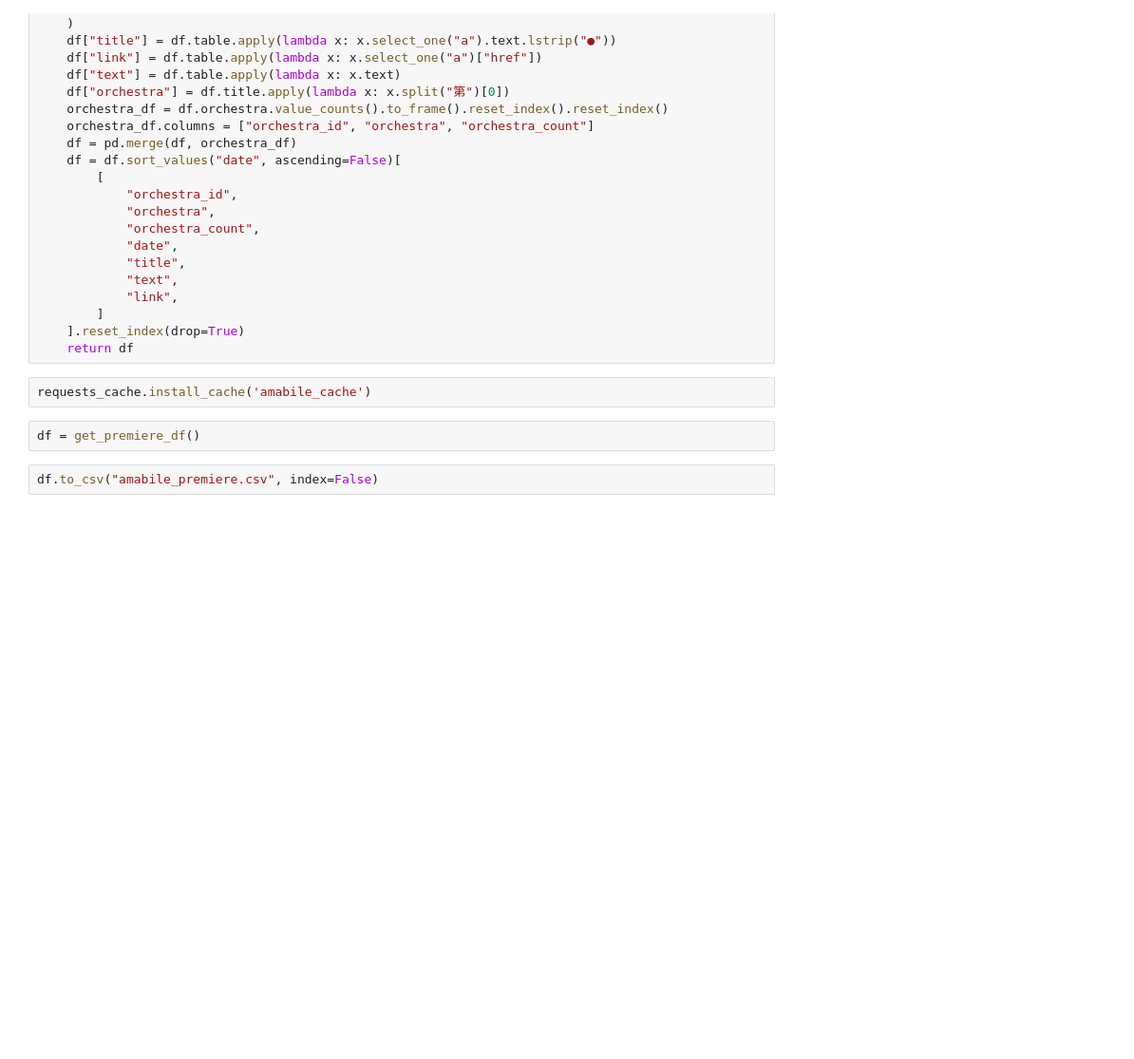
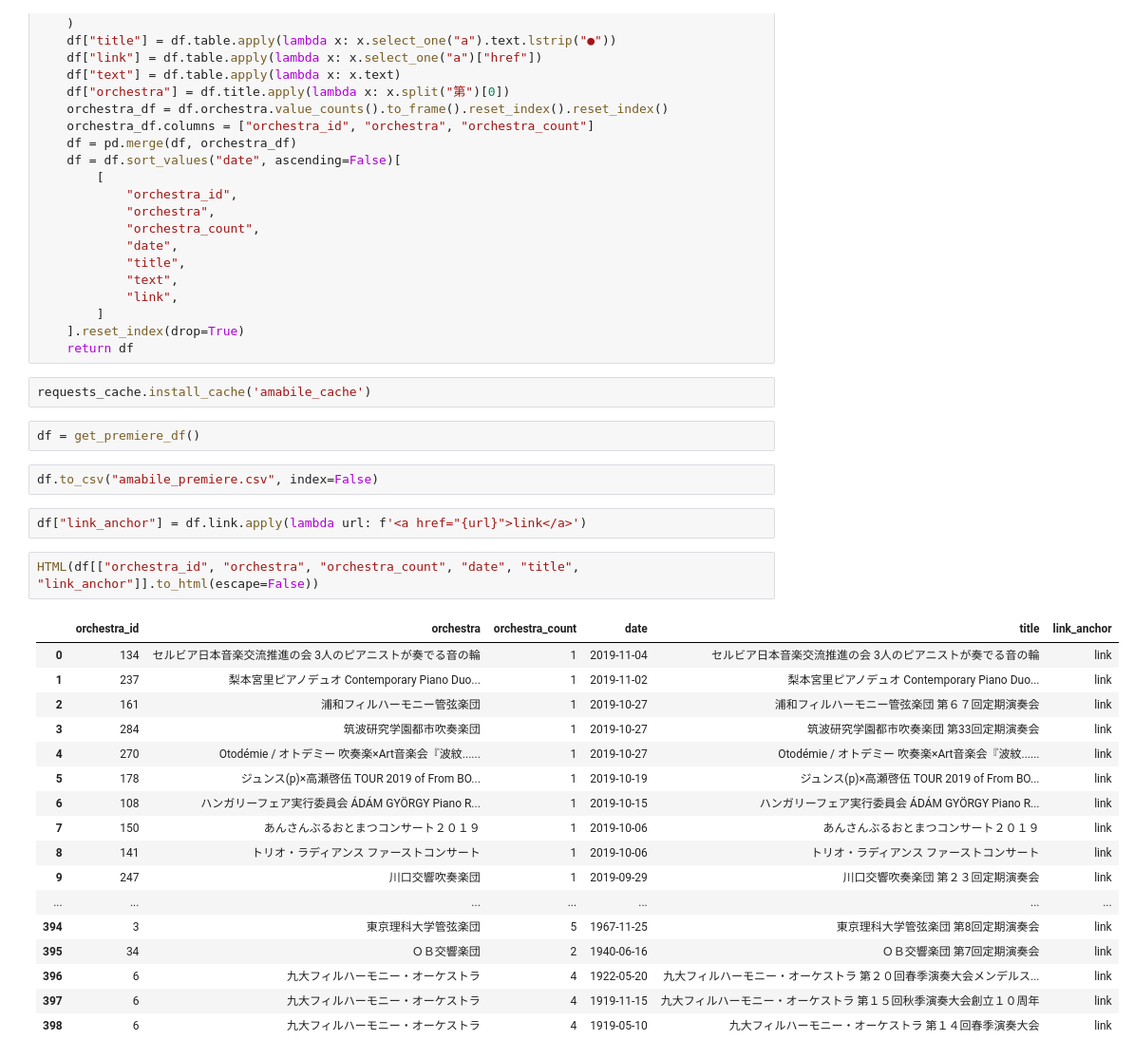
Before and after one commit to c67e708d/premier, a Jupyter notebook: get_data.ipynb, the cells around one changed output. Shown: that part at 95% size. Cells and saved outputs as stored; diff of their text form; blank space fills up the shorter version.

Commit message:
modify get_data.ipynb, display table

```diff
--- a/get_data.ipynb
+++ b/get_data.ipynb
@@ -47,3 +48,25 @@ requests_cache.install_cache('amabile_cache')
 df = get_premiere_df()
 # %%
 df.to_csv("amabile_premiere.csv", index=False)
+# %%
+df["link_anchor"] = df.link.apply(lambda url: f'<a href="{url}">link</a>')
+# %%
+HTML(df[["orchestra_id", "orchestra", "orchestra_count", "date", "title", "link_anchor"]].to_html(escape=False))
+# %% [output]
+|  | orchestra_id | orchestra | orchestra_count | date | title | link_anchor |
+| 0 | 134 | セルビア日本音楽交流推進の会 3人のピアニストが奏でる音の輪 | 1 | 2019-11-04 | セルビア日本音楽交流推進の会 3人のピアニストが奏でる音の輪 | link |
+| 1 | 237 | 梨本宮里ピアノデュオ Contemporary Piano Duo... | 1 | 2019-11-02 | 梨本宮里ピアノデュオ Contemporary Piano Duo... | link |
+| 2 | 161 | 浦和フィルハーモニー管弦楽団 | 1 | 2019-10-27 | 浦和フィルハーモニー管弦楽団 第６７回定期演奏会 | link |
+| 3 | 284 | 筑波研究学園都市吹奏楽団 | 1 | 2019-10-27 | 筑波研究学園都市吹奏楽団 第33回定期演奏会 | link |
+| 4 | 270 | Otodémie / オトデミー 吹奏楽×Art音楽会『波紋...... | 1 | 2019-10-27 | Otodémie / オトデミー 吹奏楽×Art音楽会『波紋...... | link |
+| 5 | 178 | ジュンス(p)×高瀬啓伍 TOUR 2019 of From BO... | 1 | 2019-10-19 | ジュンス(p)×高瀬啓伍 TOUR 2019 of From BO... | link |
+| 6 | 108 | ハンガリーフェア実行委員会 ÁDÁM GYÖRGY Piano R... | 1 | 2019-10-15 | ハンガリーフェア実行委員会 ÁDÁM GYÖRGY Piano R... | link |
+| 7 | 150 | あんさんぶるおとまつコンサート２０１９ | 1 | 2019-10-06 | あんさんぶるおとまつコンサート２０１９ | link |
+| 8 | 141 | トリオ・ラディアンス ファーストコンサート | 1 | 2019-10-06 | トリオ・ラディアンス ファーストコンサート | link |
+| 9 | 247 | 川口交響吹奏楽団 | 1 | 2019-09-29 | 川口交響吹奏楽団 第２３回定期演奏会 | link |
+| ... | ... | ... | ... | ... | ... | ... |
+| 394 | 3 | 東京理科大学管弦楽団 | 5 | 1967-11-25 | 東京理科大学管弦楽団 第8回定期演奏会 | link |
+| 395 | 34 | ＯＢ交響楽団 | 2 | 1940-06-16 | ＯＢ交響楽団 第7回定期演奏会 | link |
+| 396 | 6 | 九大フィルハーモニー・オーケストラ | 4 | 1922-05-20 | 九大フィルハーモニー・オーケストラ 第２０回春季演奏大会メンデルス... | link |
+| 397 | 6 | 九大フィルハーモニー・オーケストラ | 4 | 1919-11-15 | 九大フィルハーモニー・オーケストラ 第１５回秋季演奏大会創立１０周年 | link |
+| 398 | 6 | 九大フィルハーモニー・オーケストラ | 4 | 1919-05-10 | 九大フィルハーモニー・オーケストラ 第１４回春季演奏大会 | link |
```
Also changed, not shown: parts of 1 cell of this notebook.
